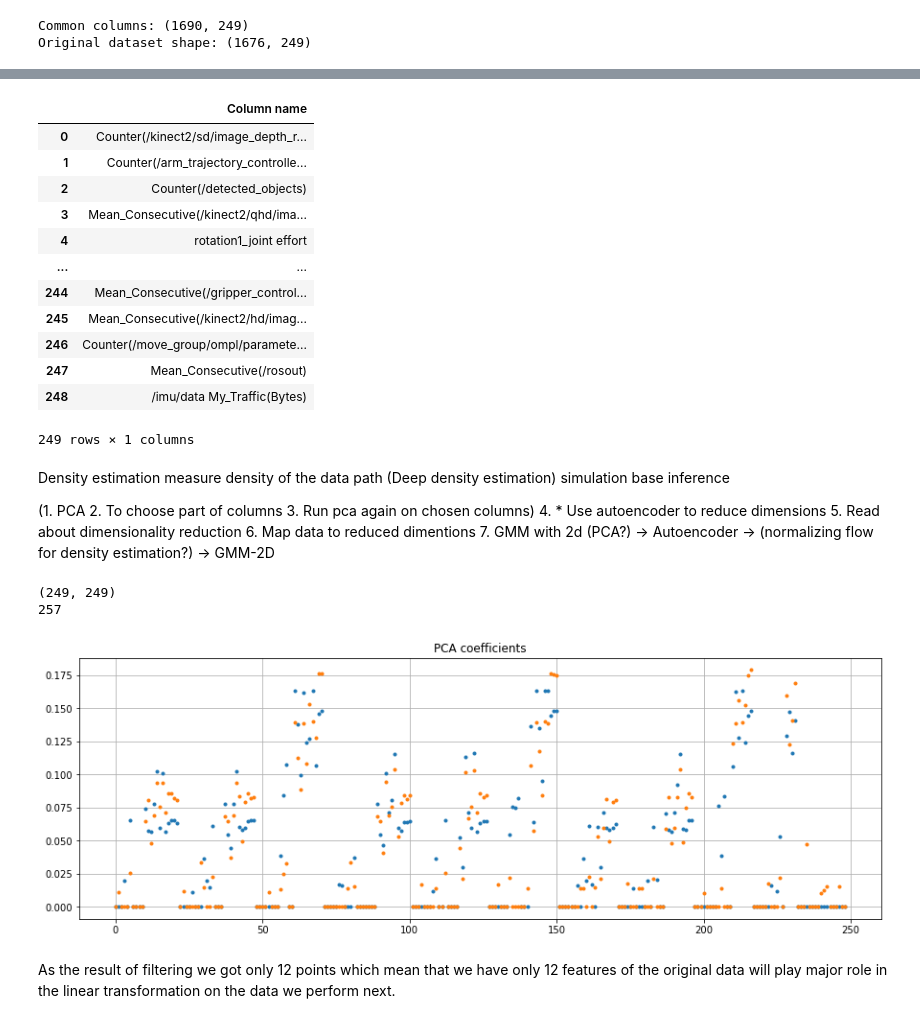
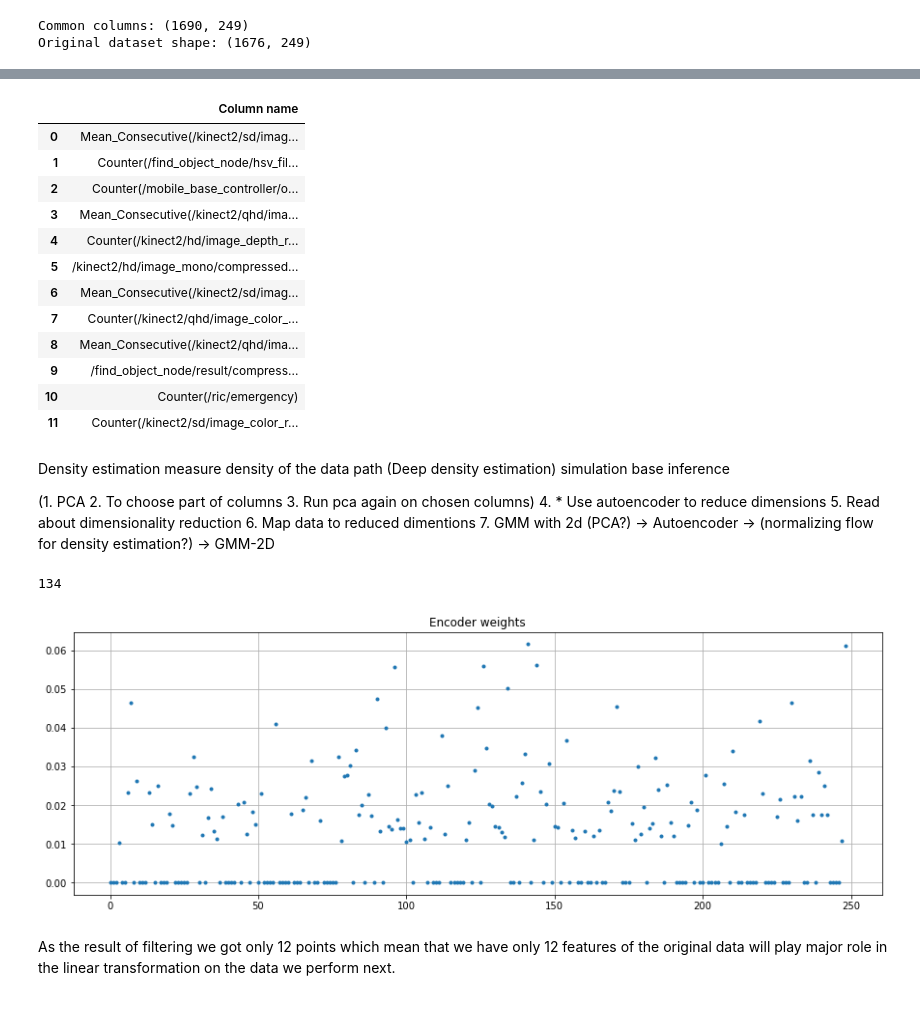
Before and after one commit to ivinokuri/generative-model, a Jupyter notebook: py/model/stan/StanAutoencoder_pick_miss_cup.ipynb, the cells around one changed output, grey strips where cells are left out. Drawn from its saved outputs; the diff is of its cells as text; code cells hidden in the pictures.

```diff
--- a/py/model/stan/StanAutoencoder_pick_miss_cup.ipynb
+++ b/py/model/stan/StanAutoencoder_pick_miss_cup.ipynb
@@ -217,15 +218,15 @@ from keras.models import Model
 seq_len = 300
 reduced_features = 2
 
-def train_autoencoder(data):
+def train_autoencoder(data, layer_size=128):
     encoder = None
     if os.path.isdir('./stan/encoder_model.ml'):
         encoder = keras.models.load_model('./stan/encoder_model.ml')
     else:
         input_data = Input(shape=(data.shape[1],))
-        encoded1 = Dense(128, activation='relu')(input_data)
+        encoded1 = Dense(layer_size, activation='relu')(input_data)
         encoded2 = Dense(reduced_features, activation='relu')(encoded1)
-        decoded1 = Dense(128, activation='relu')(encoded2)
+        decoded1 = Dense(layer_size, activation='relu')(encoded2)
         decoded2 = Dense(data.shape[1], activation=None)(decoded1)
         autoencoder = Model(input_data, decoded2)
         autoencoder.compile(optimizer='adadelta', loss='mean_squared_error')
@@ -256,5 +257,5 @@ print('Original dataset shape:', norm_data.shape)
 Common columns: (1690, 249)
 Original dataset shape: (1676, 249)
 # %%
-encoder = train_autoencoder(norm_data)
+encoder = train_autoencoder(norm_data, norm_data.shape[1])
 # %% [output]
@@ -262,4 +279,6 @@ WARNING:tensorflow:No training configuration found in save file, so the model wa
 # %%
 new_data = encoder.predict(norm_data)
-print(new_data.shape)
+encoder.summary()
+weights = encoder.get_weights()[1]
+print(weights.shape, weights)
 # %% [output]
@@ -293,23 +323,23 @@ Original dataset shape: (1676, 249)
 # %%
 initial_feature_names = DATA.columns
-most_important_column_names = [initial_feature_names[most_important[i][0]] for i in range(n_pcs)]
+most_important_column_names = [initial_feature_names[most_important[i][0]] for i in range(len(most_important))]
 most_important_column_names_df = pandas.DataFrame(most_important_column_names, columns=['Column name'])
 pandas.set_option("max_colwidth", 700)
 most_important_column_names_df
 # %% [output]
 |  | Column name |
-| 0 | Counter(/kinect2/sd/image_depth_r... |
-| 1 | Counter(/arm_trajectory_controlle... |
-| 2 | Counter(/detected_objects) |
+| 0 | Mean_Consecutive(/kinect2/sd/imag... |
+| 1 | Counter(/find_object_node/hsv_fil... |
+| 2 | Counter(/mobile_base_controller/o... |
 | 3 | Mean_Consecutive(/kinect2/qhd/ima... |
-| 4 | rotation1_joint effort |
-| ... | ... |
-| 244 | Mean_Consecutive(/gripper_control... |
-| 245 | Mean_Consecutive(/kinect2/hd/imag... |
-| 246 | Counter(/move_group/ompl/paramete... |
-| 247 | Mean_Consecutive(/rosout) |
-| 248 | /imu/data My_Traffic(Bytes) |
+| 4 | Counter(/kinect2/hd/image_depth_r... |
+| 5 | /kinect2/hd/image_mono/compressed... |
+| 6 | Mean_Consecutive(/kinect2/sd/imag... |
+| 7 | Counter(/kinect2/qhd/image_color_... |
+| 8 | Mean_Consecutive(/kinect2/qhd/ima... |
+| 9 | /find_object_node/result/compress... |
+| 10 | Counter(/ric/emergency) |
+| 11 | Counter(/kinect2/sd/image_color_r... |
-249 rows × 1 columns
 # %% [markdown]
 Density estimation
 measure density of the data path (Deep density estimation)
@@ -322,19 +352,16 @@ simulation base inference
 7. GMM with 2d
 (PCA?) -> Autoencoder -> (normalizing flow for density estimation?) -> GMM-2D
 # %%
-print(pca.components_.shape)
-important_pca_comp = pca.components_[:2,:]
-important_pca_comp = np.where(abs(important_pca_comp) <= 0.01, 0, important_pca_comp)
-print(np.count_nonzero(important_pca_comp))
+important_weights = np.where(abs(weights) <= 0.01, 0, weights)
+print(np.count_nonzero(important_weights))
 fig, axs = plt.subplots(1, figsize=(15, 5))
-axs.plot(abs(important_pca_comp.T), ".")
-axs.set_title('PCA coefficients')
+axs.plot(abs(important_weights.T), ".")
+axs.set_title('Encoder weights')
 plt.grid()
 plt.show()
 plt.close()
 # %% [output]
-(249, 249)
-257
+134
-[figure, old version]
+[figure, new version]
 # %% [markdown]
 As the result of filtering we got only 12 points which mean that we have only 12 features of the original data will play major role in the linear transformation on the data we perform next.
```
Also changed, not shown: parts of 33 cells of this notebook, 6 other files.
